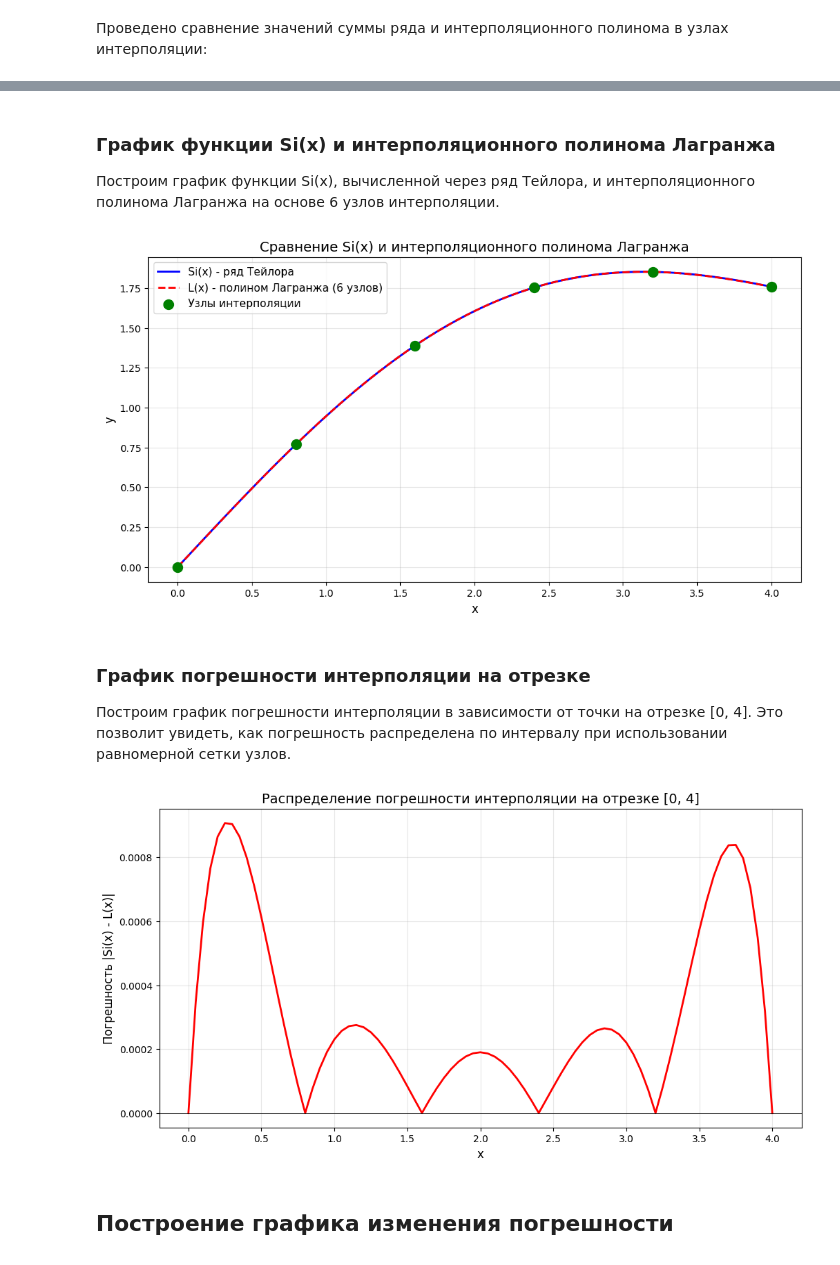
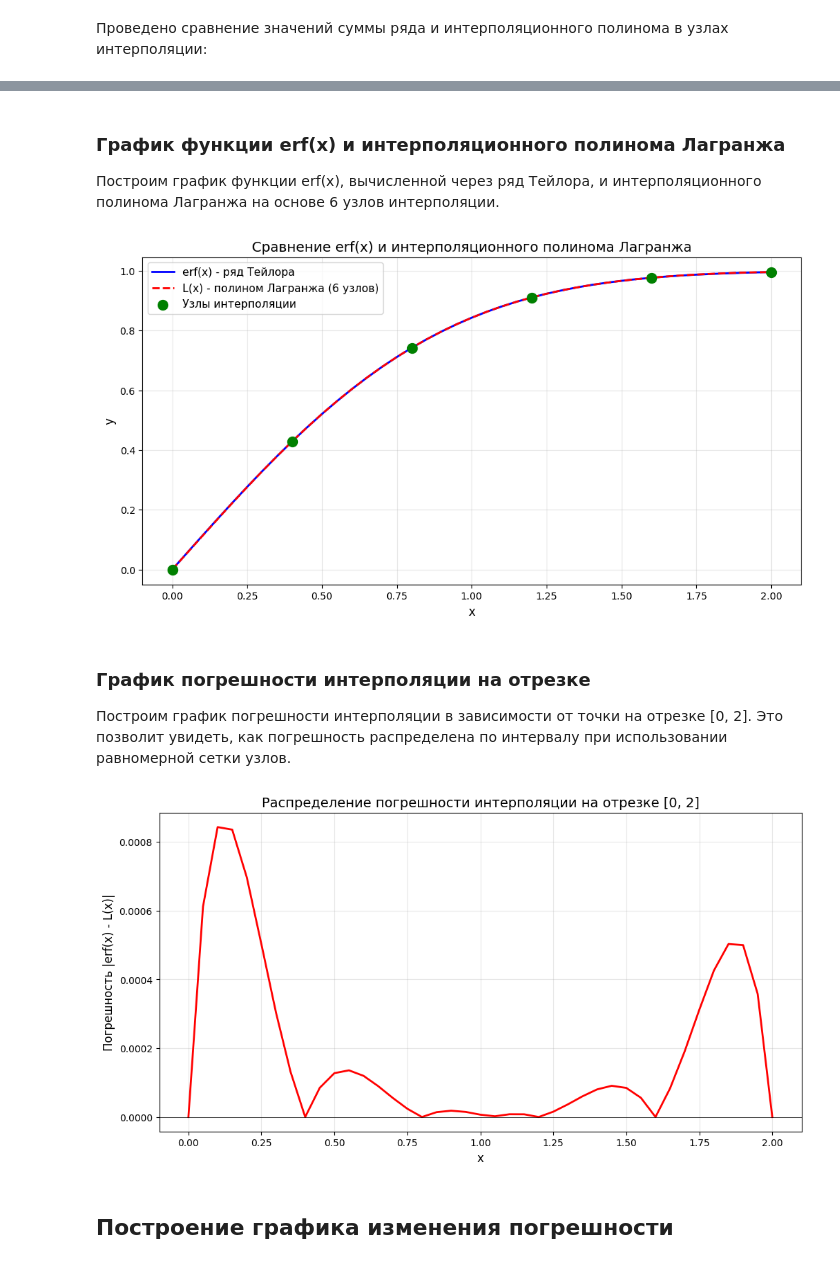
Before and after one commit to d-code000/NumericalMethods, a Jupyter notebook: interpolation_polynomial.ipynb, the cells around one changed output, grey strips where cells are left out. Saved outputs shown, nothing was run; the diff lists cells and outputs as text; code cells hidden in the pictures.

```diff
--- a/interpolation_polynomial.ipynb
+++ b/interpolation_polynomial.ipynb
@@ -88,11 +85,13 @@ def ratio_series(x: float, n: int) -> float:
     return -(
             x**2 * (2*n + 1)
     ) / (
-            (2*n + 2) * (2*n + 3)**2
+            (n + 1) * (2*n + 3)
     )
 # %% [markdown]
 Вычисление суммы ряда реализуется следующей функцией с использованием функции отношения `ratio_series`:
 # %%
+import math
+
 def series(x: float, eps: float = 10 ** -6) -> float:
     """
     S_n(x) - реализация с использованием заранее вычисленного отношения последующего члена
@@ -100,8 +99,9 @@ def series(x: float, eps: float = 10 ** -6) -> float:
     :param eps: точность
     """
     n = 0
-    series_member_old = x # Рассчитанное значение для n = 0
-    sum_series = x
+    # Для erf(x) первый член (n=0): 2/sqrt(pi) * x
+    series_member_old = 2 / math.sqrt(math.pi) * x
+    sum_series = series_member_old
     while True:
         n += 1
         series_member_new = series_member_old * ratio_series(x, n - 1)
@@ -113,7 +113,7 @@ def series(x: float, eps: float = 10 ** -6) -> float:
 ## Табулирование функции на $[a, b]$ с шагом $h$
 Функция табулирования значений на заданном отрезке $[a, b]$ с шагом $h$ реализуется следующим образом:
 # %%
-def get_tab_x(a: float = 0, b: float = 4, n: int = 5)-> list[float]:
+def get_tab_x(a: float = 0, b: float = 2, n: int = 5)-> list[float]:
     """
     :param a: начальная точка отрезка a < b
     :param b: конечная точка отрезка b > a
@@ -210,46 +210,46 @@ pandas.DataFrame(result_table)
 # %% [markdown]
-### График функции Si(x) и интерполяционного полинома Лагранжа
+### График функции erf(x) и интерполяционного полинома Лагранжа
 
-Построим график функции Si(x), вычисленной через ряд Тейлора, и интерполяционного полинома Лагранжа на основе 6 узлов интерполяции.
+Построим график функции erf(x), вычисленной через ряд Тейлора, и интерполяционного полинома Лагранжа на основе 6 узлов интерполяции.
 # %%
 import matplotlib.pyplot as plt
 
-# Построение графика функции Si(x) и интерполяционного полинома
-x_plot = [i * 0.05 for i in range(0, 81)]  # Точки для построения графика от 0 до 4 с шагом 0.05
+# Построение графика функции erf(x) и интерполяционного полинома
+x_plot = [i * 0.05 for i in range(0, 41)]  # Точки для построения графика от 0 до 2 с шагом 0.05
 y_series = [series(x) for x in x_plot]
 y_lagrange = [lagrange_polynomial(x, tabulate_series) for x in x_plot]
 
 plt.figure(figsize=(12, 6))
-plt.plot(x_plot, y_series, label='Si(x) - ряд Тейлора', linewidth=2, color='blue')
+plt.plot(x_plot, y_series, label='erf(x) - ряд Тейлора', linewidth=2, color='blue')
 plt.plot(x_plot, y_lagrange, label='L(x) - полином Лагранжа (6 узлов)', linewidth=2, linestyle='--', color='red')
 plt.scatter(x_values, y_values, color='green', s=100, zorder=5, label='Узлы интерполяции')
 plt.xlabel('x', fontsize=12)
 plt.ylabel('y', fontsize=12)
-plt.title('Сравнение Si(x) и интерполяционного полинома Лагранжа', fontsize=14)
+plt.title('Сравнение erf(x) и интерполяционного полинома Лагранжа', fontsize=14)
 plt.legend(fontsize=11)
 plt.grid(True, alpha=0.3)
 plt.show()
 # %% [output]
-[figure, old version]
+[figure, new version]
 # %% [markdown]
 ### График погрешности интерполяции на отрезке
 
-Построим график погрешности интерполяции в зависимости от точки на отрезке [0, 4]. Это позволит увидеть, как погрешность распределена по интервалу при использовании равномерной сетки узлов.
+Построим график погрешности интерполяции в зависимости от точки на отрезке [0, 2]. Это позволит увидеть, как погрешность распределена по интервалу при использовании равномерной сетки узлов.
 # %%
 import matplotlib.pyplot as plt
 # Построение графика погрешности на отрезке
 error_plot = [abs(series(x) - lagrange_polynomial(x, tabulate_series)) for x in x_plot]
 
 plt.figure(figsize=(12, 6))
 plt.plot(x_plot, error_plot, linewidth=2, color='red')
 plt.xlabel('x', fontsize=12)
-plt.ylabel('Погрешность |Si(x) - L(x)|', fontsize=12)
-plt.title('Распределение погрешности интерполяции на отрезке [0, 4]', fontsize=14)
+plt.ylabel('Погрешность |erf(x) - L(x)|', fontsize=12)
+plt.title('Распределение погрешности интерполяции на отрезке [0, 2]', fontsize=14)
 plt.grid(True, alpha=0.3)
 plt.axhline(y=0, color='black', linewidth=0.5)
 plt.show()
 # %% [output]
-[figure, old version]
+[figure, new version]
 # %% [markdown]
 ## Построение графика изменения погрешности
 # %%
```
Also changed, not shown: parts of 16 cells of this notebook.
